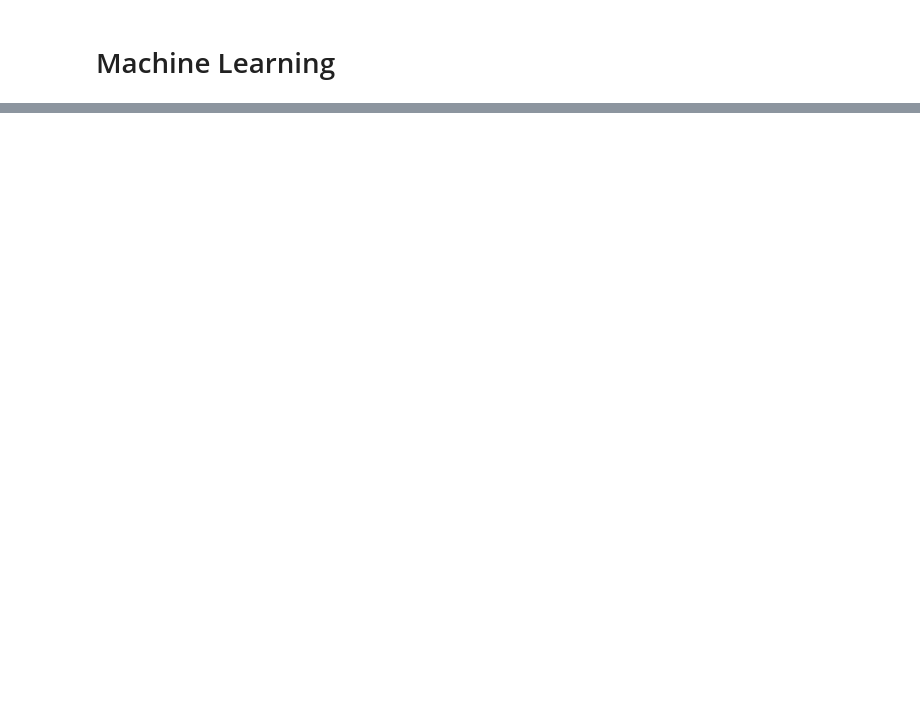
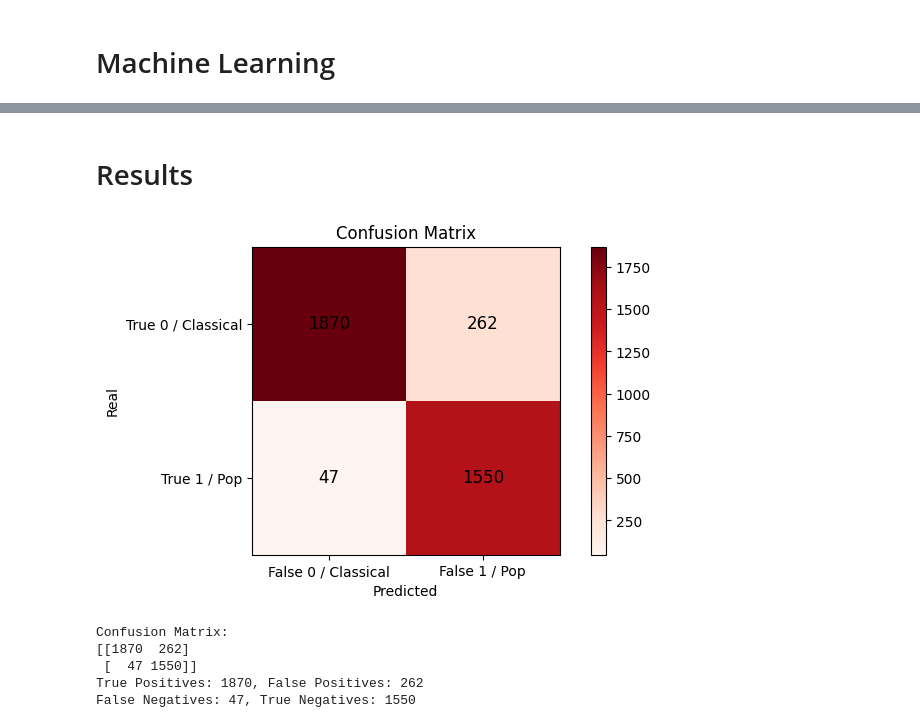
Before and after one commit to agr102/FYS-2021_Assignments, a Jupyter notebook: Assignment 1/Code/assignment_1_code.ipynb, the cells around one changed output, grey strips where cells are left out. Drawn from its saved outputs; the diff is of its cells as text; code cells hidden in the pictures; blank space fills up the shorter version.

```diff
--- a/Assignment 1/Code/assignment_1_code.ipynb
+++ b/Assignment 1/Code/assignment_1_code.ipynb
@@ -213,0 +245,46 @@ Test Accuracy: 79.11%
+# %% [markdown]
+# Results
+# %%
+#Function to create confusion matrix
+def confusion_matrix(y_true, y_pred):
+    TP = np.sum((y_true == 1) & (y_pred == 1))
+    TN = np.sum((y_true == 0) & (y_pred == 0))
+    FP = np.sum((y_true == 0) & (y_pred == 1))
+    FN = np.sum((y_true == 1) & (y_pred == 0))
+    return np.array([[TP, FP], [FN, TN]])
+
+#Use the function to create confusion matrix
+conf_matrix = confusion_matrix(y_test, y_test_predicted)
+
+#Extract the values from the confusion matrix
+TP, FP = conf_matrix[0]
+FN, TN = conf_matrix[1]
+
+#Create plot of the confusion matrix
+plt.figure(figsize=(8, 4))
+plt.imshow(conf_matrix, interpolation='nearest', cmap='Reds')
+plt.colorbar()
+plt.xticks([0, 1], ['False 0 / Classical', 'False 1 / Pop'])
+plt.yticks([0, 1], ['True 0 / Classical', 'True 1 / Pop'])
+
+#Add values to confusion matrix
+for i in range(conf_matrix.shape[0]):
+    for j in range(conf_matrix.shape[1]):
+        plt.text(j, i, conf_matrix[i, j], ha='center', va='center', color='black', fontsize=12)
+
+plt.xlabel('Predicted')
+plt.ylabel('Real')
+plt.title('Confusion Matrix')
+plt.show()
+
+#Print number of true positives, false positives, false negatives, and true negatives
+print(f"Confusion Matrix:\n{conf_matrix}")
+print(f"True Positives: {TP}, False Positives: {FP}")
+print(f"False Negatives: {FN}, True Negatives: {TN}")
+# %% [output]
+[figure, added]
+Confusion Matrix:
+[[1870  262]
+ [  47 1550]]
+True Positives: 1870, False Positives: 262
+False Negatives: 47, True Negatives: 1550
```
Also changed, not shown: parts of 4 cells of this notebook.
